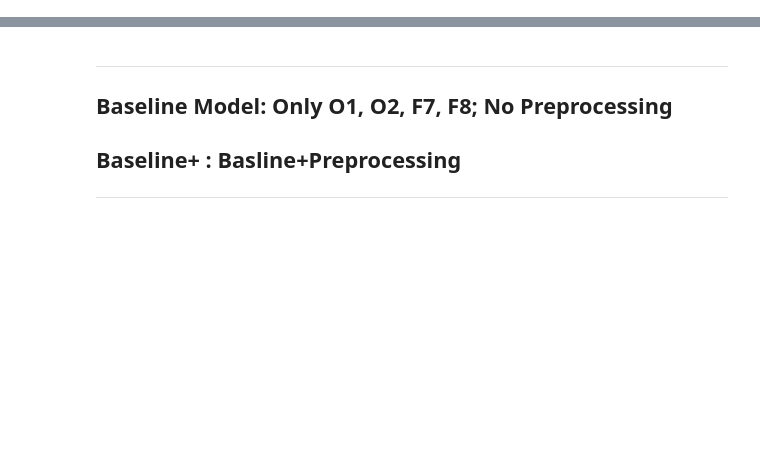
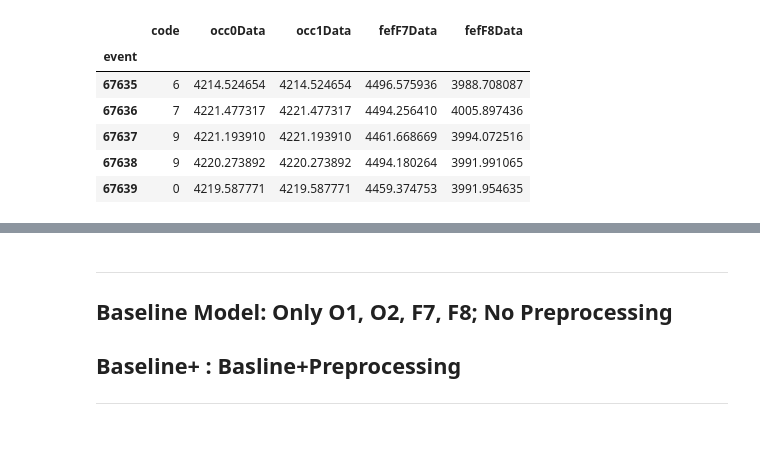
Before and after one commit to axoaxonic/capstoneProject, a Jupyter notebook: workingNotebooks/baselineV2.ipynb, the cells around one changed output, grey strips where cells are left out. Saved outputs shown, nothing was run; the diff lists cells and outputs as text; code cells hidden in the pictures; blank space fills up the shorter version.

Commit message:
with Daniels help, got data in a format ready for model, almost made baseline model but still getting input shape errors, tried to fix it but stuck at the compile step. so close..

```diff
--- a/workingNotebooks/baselineV2.ipynb
+++ b/workingNotebooks/baselineV2.ipynb
@@ -34,0 +101,28 @@ baseline.shape
+# %%
+# putting the var names in a loop that grabs whole dfs is harder than it seems
+
+# for i in dfs:
+#     i.rename(columns={'data': f'{i}Data'}, inplace=True)
+#     i.rename(columns={'code': f'{i}Code'}, inplace=True)
+#     i.rename(columns={'event': f'{i}Event'}, inplace=True)
+#     print(i.columns)
+
+occ0.rename(columns={'data': 'occ0Data'}, inplace=True)
+occ1.rename(columns={'data': 'occ1Data'}, inplace=True)
+fefF7.rename(columns={'data': 'fefF7Data'}, inplace=True)
+fefF8.rename(columns={'data': 'fefF8Data'}, inplace=True)
+
+# occ0.rename(columns={'code': 'occ0Code'}, inplace=True)
+# occ1.rename(columns={'code': 'occ1Code'}, inplace=True)
+# fefF7.rename(columns={'code': 'fefF7Code'}, inplace=True)
+# fefF8.rename(columns={'code': 'fefF8Code'}, inplace=True)
+
+# occ0.rename(columns={'event': 'occ0Event'}, inplace=True)
+# occ1.rename(columns={'event': 'occ1Event'}, inplace=True)
+# fefF7.rename(columns={'event': 'fefF7Event'}, inplace=True)
+# fefF8.rename(columns={'event': 'fefF8Event'}, inplace=True)
+# %%
+occ0.columns, occ1.columns, fefF7.columns, fefF8.columns
+# dfs[0] #this wasn't changed with the above functions, it's only used for calling the original datasets as they were read in
+dfsProcessed = [occ0, occ1, fefF7, fefF8]
+dfsProcessed
@@ -34,0 +147,2 @@ baseline.shape
+# %%
+full = pd.concat(dfsProcessed, axis=1, join='inner')
@@ -34,0 +155,15 @@ baseline.shape
+# %%
+full.columns.duplicated()
+# since the concat created duplicate code columns, using this trick to delete them:
+#https://stackoverflow.com/questions/14984119/python-pandas-remove-duplicate-columns
+full = full.loc[:,~full.columns.duplicated()].copy()
+# %%
+full.head()
+# %% [output]
+|  | code | occ0Data | occ1Data | fefF7Data | fefF8Data |
+| event |  |  |  |  |  |
+| 67635 | 6 | 4214.524654 | 4214.524654 | 4496.575936 | 3988.708087 |
+| 67636 | 7 | 4221.477317 | 4221.477317 | 4494.256410 | 4005.897436 |
+| 67637 | 9 | 4221.193910 | 4221.193910 | 4461.668669 | 3994.072516 |
+| 67638 | 9 | 4220.273892 | 4220.273892 | 4494.180264 | 3991.991065 |
+| 67639 | 0 | 4219.587771 | 4219.587771 | 4459.374753 | 3991.954635 |
```
Also changed, not shown: parts of 28 cells of this notebook, 1 other file.
